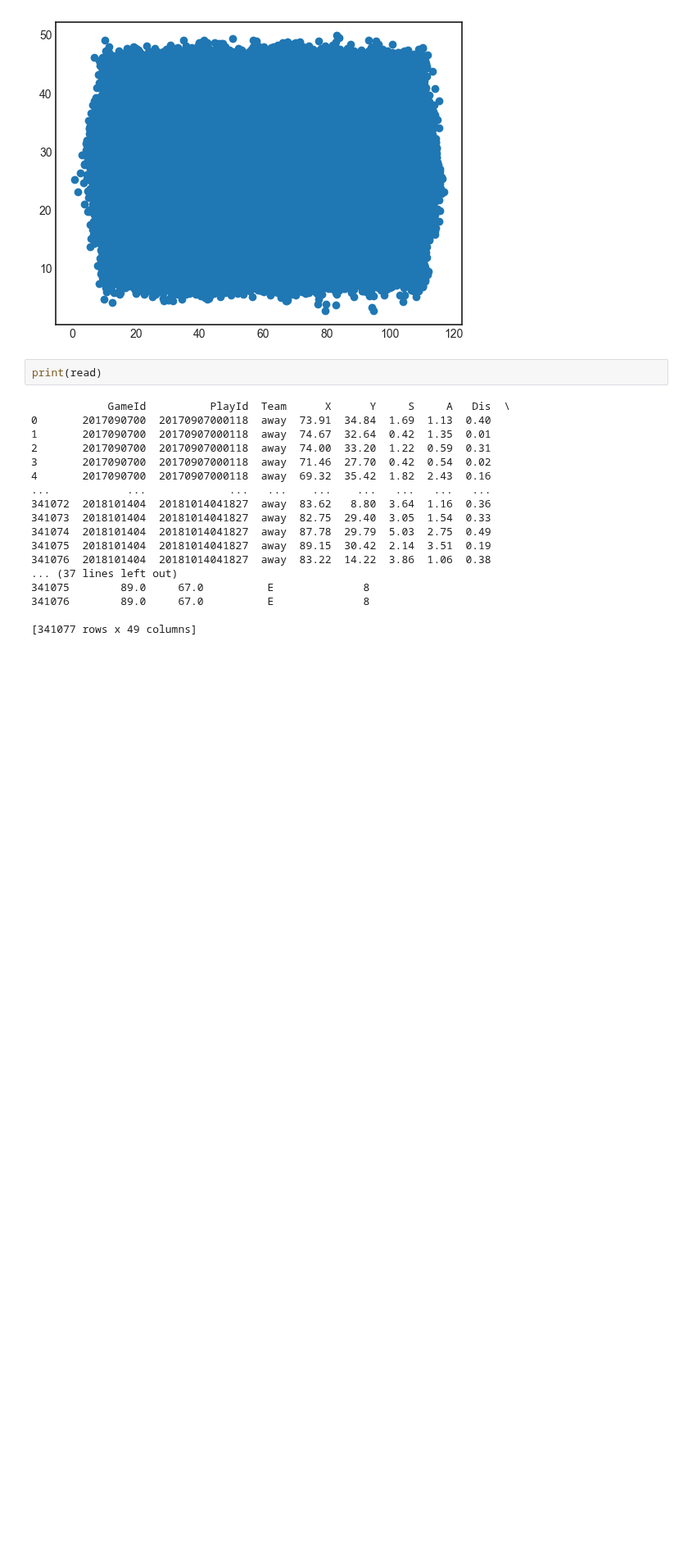
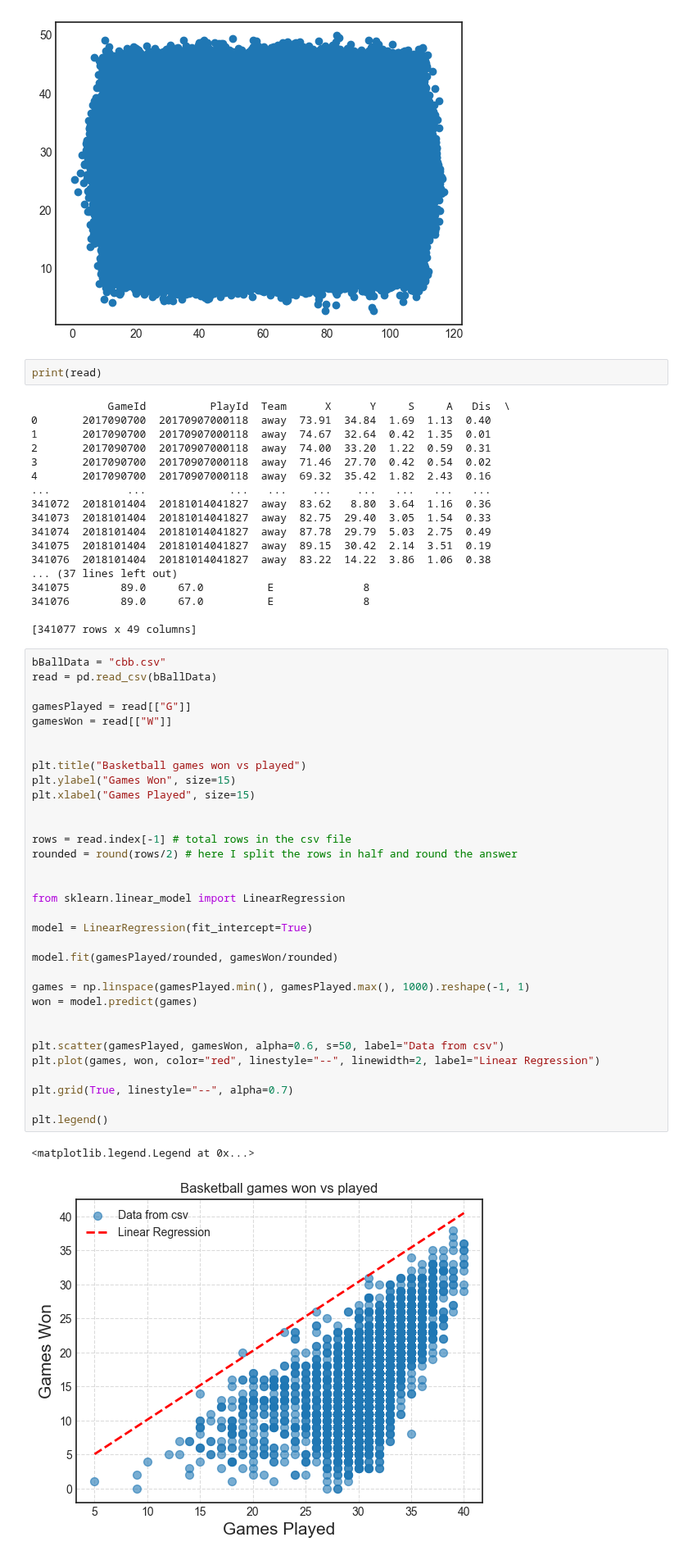
Before and after one commit to KyleKinsella/Data-Science-Machine-Learning-Code, a Jupyter notebook: Linear-Regression-Coding/learningLinearRegression.ipynb, the cells around one changed output. Shown at 82% size. Drawn from its saved outputs; the diff is of its cells as text; blank space fills up the shorter version.

Commit message:
I found a smaller data set
due to having a smaller data set I was able to make my graph look better, but I had to make my data set smaller, I did this with my code that I wrote.

```diff
--- a/Linear-Regression-Coding/learningLinearRegression.ipynb
+++ b/Linear-Regression-Coding/learningLinearRegression.ipynb
@@ -257,3 +255,39 @@ print(read)
 341076        89.0     67.0          E              8
 
 [341077 rows x 49 columns]
+# %%
+bBallData = "cbb.csv"
+read = pd.read_csv(bBallData)
+
+gamesPlayed = read[["G"]]
+gamesWon = read[["W"]]
+
+
+plt.title("Basketball games won vs played")
+plt.ylabel("Games Won", size=15)
+plt.xlabel("Games Played", size=15)
+
+
+rows = read.index[-1] # total rows in the csv file
+rounded = round(rows/2) # here I split the rows in half and round the answer
+
+
+from sklearn.linear_model import LinearRegression
+
+model = LinearRegression(fit_intercept=True)
+
+model.fit(gamesPlayed/rounded, gamesWon/rounded)
+
+games = np.linspace(gamesPlayed.min(), gamesPlayed.max(), 1000).reshape(-1, 1)
+won = model.predict(games)
+
+
+plt.scatter(gamesPlayed, gamesWon, alpha=0.6, s=50, label="Data from csv")
+plt.plot(games, won, color="red", linestyle="--", linewidth=2, label="Linear Regression")
+
+plt.grid(True, linestyle="--", alpha=0.7)
+
+plt.legend()
+# %% [output]
+<matplotlib.legend.Legend at 0x...>
+[figure, added]
```
Also changed, not shown: parts of 3 cells of this notebook, 1 other file.
